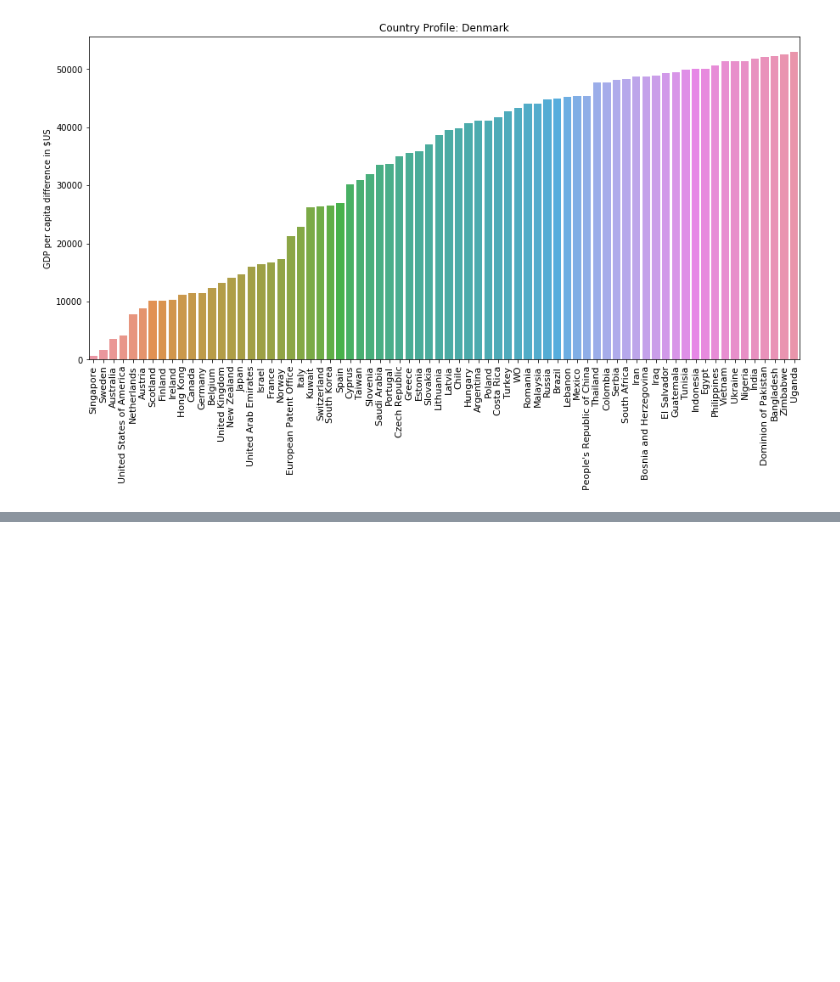
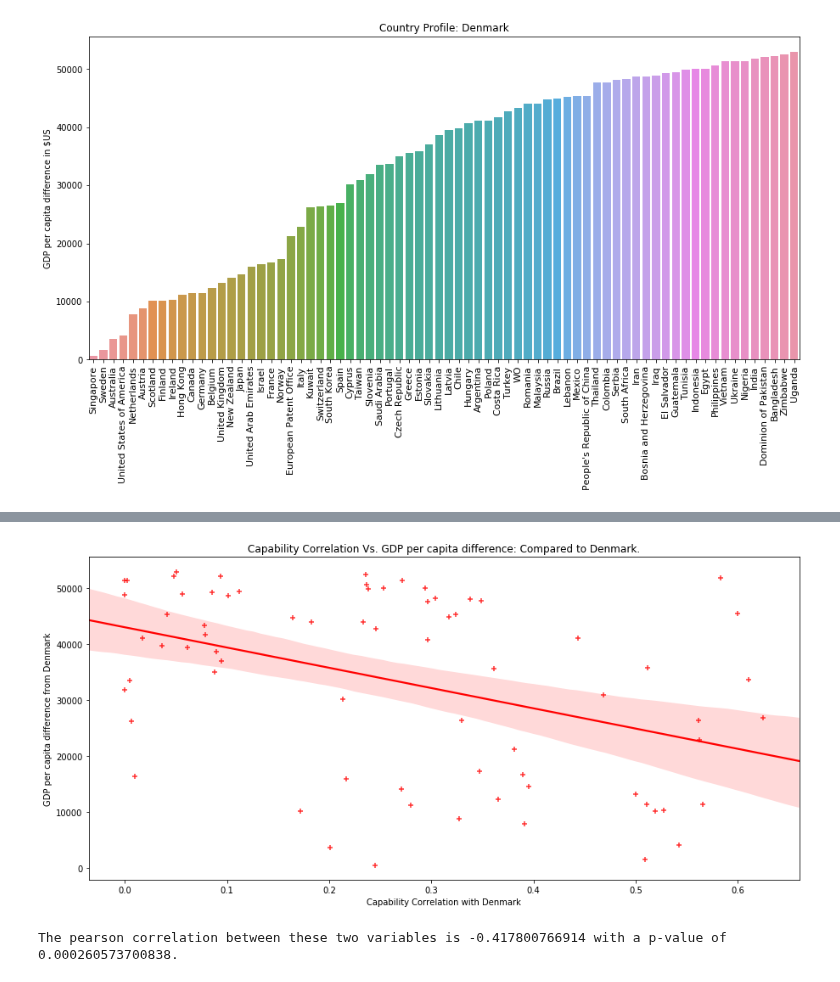
Before and after one commit to duarteocarmo/technological_capabilities, a Jupyter notebook: notebooks/2_1_Capability Correlations_Countries.ipynb, the cells around one changed output, grey strips where cells are left out. Cells and saved outputs as stored; diff of their text form; code cells hidden in the pictures; blank space fills up the shorter version.

```diff
--- a/notebooks/2_1_Capability Correlations_Countries.ipynb
+++ b/notebooks/2_1_Capability Correlations_Countries.ipynb
@@ -684,32 +681,0 @@ Now, we create a double axed chart where for each country we plot its difference
-# %%
-# for each country selected
-for country in countries:
-
-    # find the matrix slice
-    country_index = find_index(country, countries_available)
-    histogram_data_gdps = gdps[:, country_index]
-    histogram_data_corr = adapted_country_correlation[:, country_index]
-
-    # remove the country itself from data and labels
-    histogram_data_gpds = np.delete(histogram_data_gdps, country_index)
-    histogram_data_corr = np.delete(histogram_data_corr, country_index)
-    clean_country_names = np.delete(countries_available, country_index)
-
-    fig, ax1 = plt.subplots(figsize=(15,7))
-    t = clean_country_names
-    s1 = histogram_data_corr
-    ax1.plot(t, s1, 'b-')
-    ax1.set_xlabel('Countries')
-    # Make the y-axis label, ticks and tick labels match the line color.
-    ax1.set_ylabel('Capability Correlation', color='b')
-    ax1.tick_params('y', colors='b')
-    ax1.set_xticklabels(clean_country_names, rotation=90)
-
-    ax2 = ax1.twinx()
-    s2 = histogram_data_gpds
-    ax2.plot(t, s2, 'r-')
-    ax2.set_ylabel('Difference in GDP per capita $US', color='r')
-    ax2.tick_params('y', colors='r')
-
-    plt.show()
-    print 'Pearson index:{}; P-value:{} '.format(stats.pearsonr(histogram_data_corr, histogram_data_gpds)[0], stats.pearsonr(histogram_data_corr, histogram_data_gpds)[1])
@@ -722,0 +690,16 @@ To better understand this, we now study this correlation for every country.
+# %%
+# scatter plot
+fig, ax1 = plt.subplots(figsize=(15,7))
+sns.regplot(clean_histogram_data_corr, clean_histogram_data_gpds, marker="+", color = 'r')
+plt.xlabel('Capability Correlation with {}'.format(country))
+plt.ylabel('GDP per capita difference from {}'.format(country))
+plt.title('Capability Correlation Vs. GDP per capita difference: Compared to {}.'.format(country))
+plt.show()
+
+
+correlation_score = stats.pearsonr(clean_histogram_data_corr, clean_histogram_data_gpds)
+
+print 'The pearson correlation between these two variables is {} with a p-value of {}.'.format(correlation_score[0], correlation_score[1])
+# %% [output]
+[figure, added]
+The pearson correlation between these two variables is -0.417800766914 with a p-value of 0.000260573700838.
```
Also changed, not shown: parts of 16 cells of this notebook.
